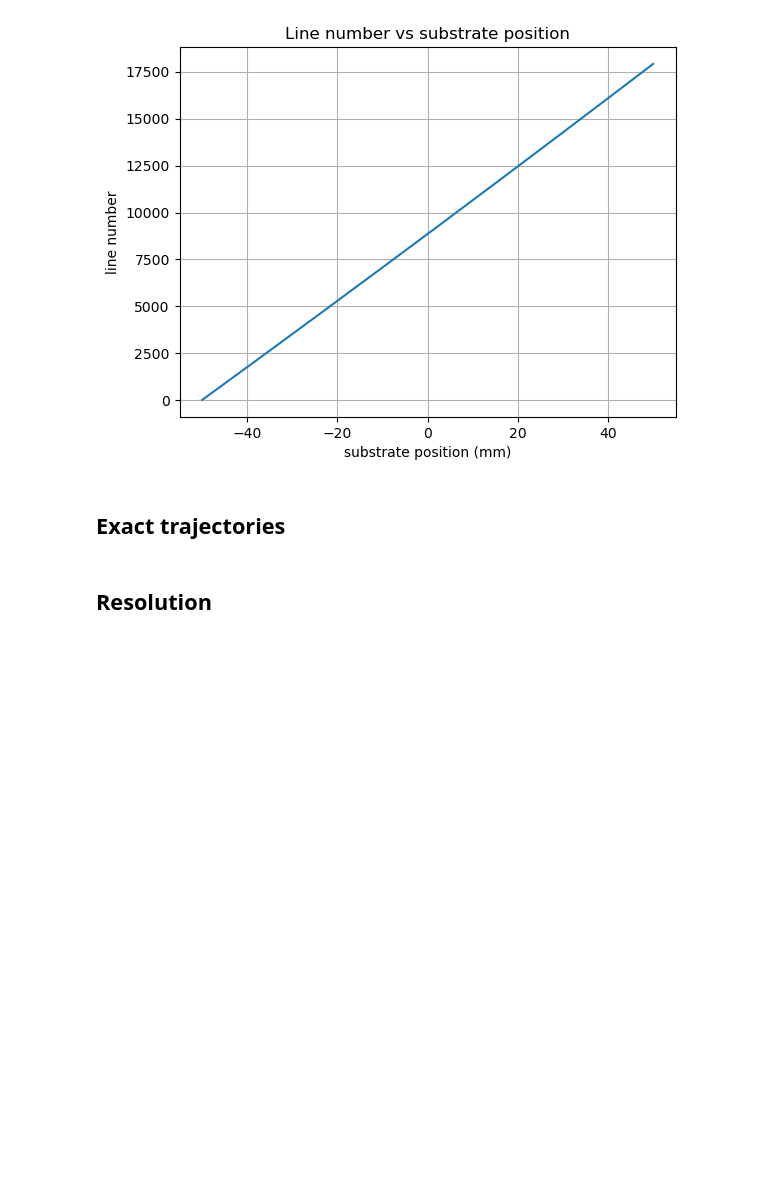
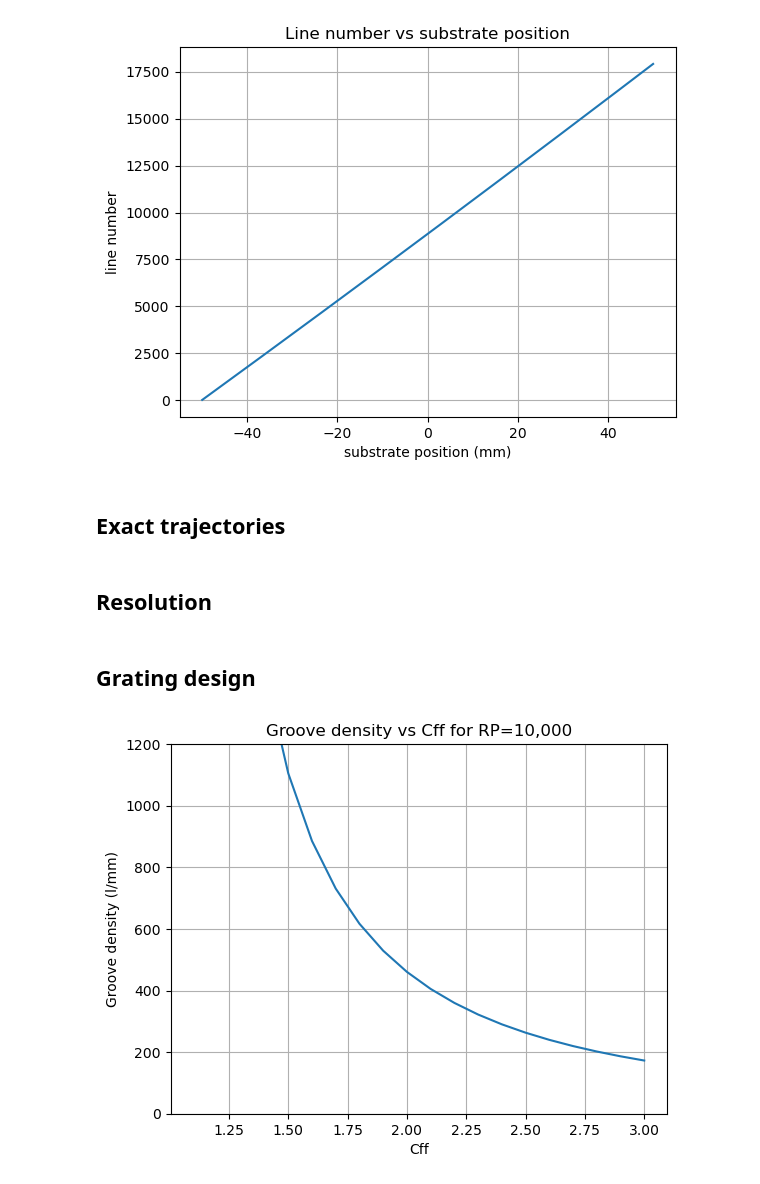
Before and after one commit to ALS-X-Ray-optics/aiw-notebooks, a Jupyter notebook: 04_grating_monochromator_via_vls.ipynb, the cells around one changed output. Drawn from its saved outputs; the diff is of its cells as text; code cells hidden in the pictures; blank space fills up the shorter version.

```diff
--- a/04_grating_monochromator_via_vls.ipynb
+++ b/04_grating_monochromator_via_vls.ipynb
@@ -222,3 +222,25 @@ Text(0.5, 1.0, 'Line number vs substrate position')
 
 # RP1 = 1239e-9/Es_eV/np.sqrt(dlambda_source1_m**2+dlambda_slits1_m**2)/2.35
 # RP1_cst = 1239e-9/Es_eV/np.sqrt(dlambda_source1_m**2+dlambda_slits1_cst_m**2)/2.35
+# %% [markdown]
+## Grating design
+# %%
+import numpy as np
+import matplotlib.pyplot as plt
+
+RP =10000
+L_und = 2
+p_m = 18
+cff = np.linspace(1, 3, 21)
+g_lpm = RP**2/p_m**2*L_und/(cff**2-1)*(2*2.35/np.pi)**2
+gn_lpm = RP**2/p_m**2*L_und/(1-cff**2)*(2*2.35/np.pi)**2
+
+plt.plot(cff, g_lpm*1e-3)
+plt.xlabel('Cff')
+plt.ylabel('Groove density (l/mm)')
+plt.title('Groove density vs Cff for RP=10,000')
+plt.ylim((0, 1200))
+plt.grid()
+plt.show()
+# %% [output]
+[figure, added]
```
Also changed, not shown: parts of 1 cell of this notebook, 3 other files.
